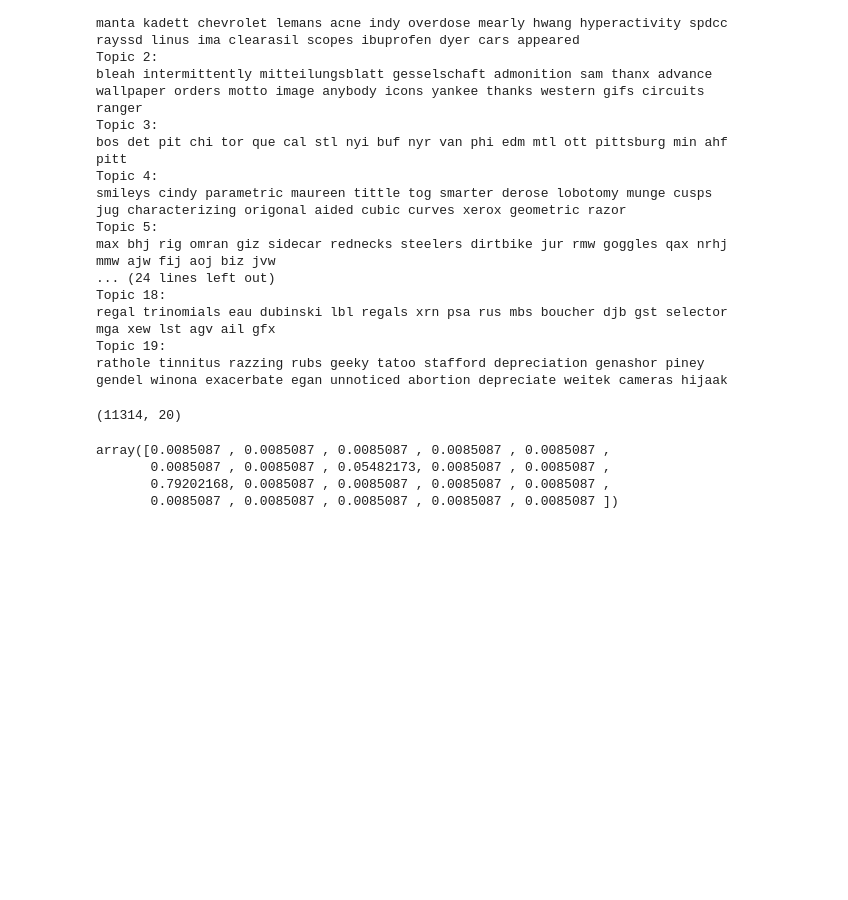
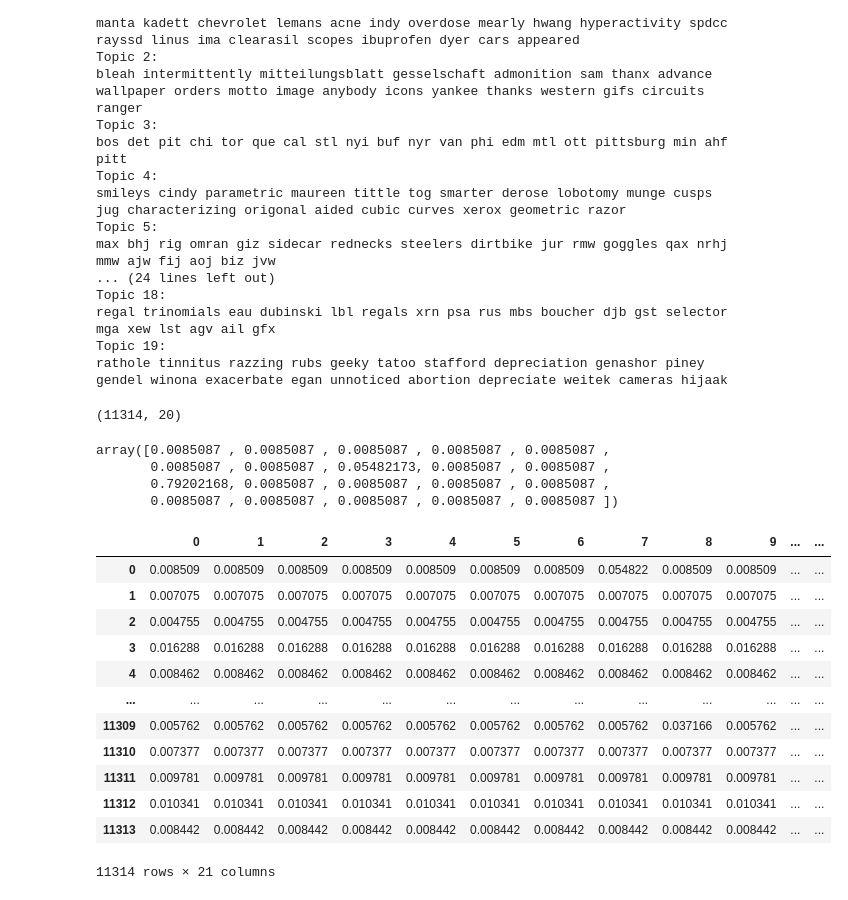
Before and after one commit to LCaravaggio/NLP, a Jupyter notebook: 07_TopicModelling/CV_y_TFIDF.ipynb, the cells around one changed output. Drawn from its saved outputs; the diff is of its cells as text; code cells hidden in the pictures; blank space fills up the shorter version.

```diff
--- a/07_TopicModelling/CV_y_TFIDF.ipynb
+++ b/07_TopicModelling/CV_y_TFIDF.ipynb
@@ -504,3 +502,23 @@ array([0.0085087 , 0.0085087 , 0.0085087 , 0.0085087 , 0.0085087 ,
        0.0085087 , 0.0085087 , 0.05482173, 0.0085087 , 0.0085087 ,
        0.79202168, 0.0085087 , 0.0085087 , 0.0085087 , 0.0085087 ,
        0.0085087 , 0.0085087 , 0.0085087 , 0.0085087 , 0.0085087 ])
+# %%
+import pandas as pd
+topics=pd.DataFrame(TNG_topics_lda)
+topics['max']=TNG_topics_lda.argmax(axis=1)+1
+# %%
+topics
+# %% [output]
+|  | 0 | 1 | 2 | 3 | 4 | 5 | 6 | 7 | 8 | 9 | ... | ... |
+| 0 | 0.008509 | 0.008509 | 0.008509 | 0.008509 | 0.008509 | 0.008509 | 0.008509 | 0.054822 | 0.008509 | 0.008509 | ... | ... |
+| 1 | 0.007075 | 0.007075 | 0.007075 | 0.007075 | 0.007075 | 0.007075 | 0.007075 | 0.007075 | 0.007075 | 0.007075 | ... | ... |
+| 2 | 0.004755 | 0.004755 | 0.004755 | 0.004755 | 0.004755 | 0.004755 | 0.004755 | 0.004755 | 0.004755 | 0.004755 | ... | ... |
+| 3 | 0.016288 | 0.016288 | 0.016288 | 0.016288 | 0.016288 | 0.016288 | 0.016288 | 0.016288 | 0.016288 | 0.016288 | ... | ... |
+| 4 | 0.008462 | 0.008462 | 0.008462 | 0.008462 | 0.008462 | 0.008462 | 0.008462 | 0.008462 | 0.008462 | 0.008462 | ... | ... |
+| ... | ... | ... | ... | ... | ... | ... | ... | ... | ... | ... | ... | ... |
+| 11309 | 0.005762 | 0.005762 | 0.005762 | 0.005762 | 0.005762 | 0.005762 | 0.005762 | 0.005762 | 0.037166 | 0.005762 | ... | ... |
+| 11310 | 0.007377 | 0.007377 | 0.007377 | 0.007377 | 0.007377 | 0.007377 | 0.007377 | 0.007377 | 0.007377 | 0.007377 | ... | ... |
+| 11311 | 0.009781 | 0.009781 | 0.009781 | 0.009781 | 0.009781 | 0.009781 | 0.009781 | 0.009781 | 0.009781 | 0.009781 | ... | ... |
+| 11312 | 0.010341 | 0.010341 | 0.010341 | 0.010341 | 0.010341 | 0.010341 | 0.010341 | 0.010341 | 0.010341 | 0.010341 | ... | ... |
+| 11313 | 0.008442 | 0.008442 | 0.008442 | 0.008442 | 0.008442 | 0.008442 | 0.008442 | 0.008442 | 0.008442 | 0.008442 | ... | ... |
+11314 rows × 21 columns
```
Also changed, not shown: parts of 1 cell of this notebook.
